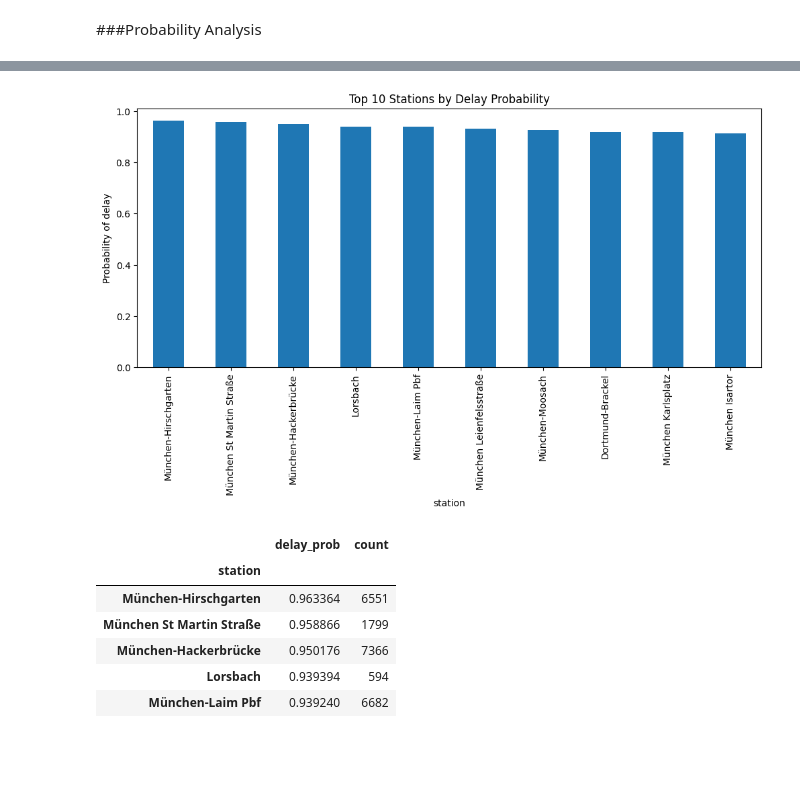
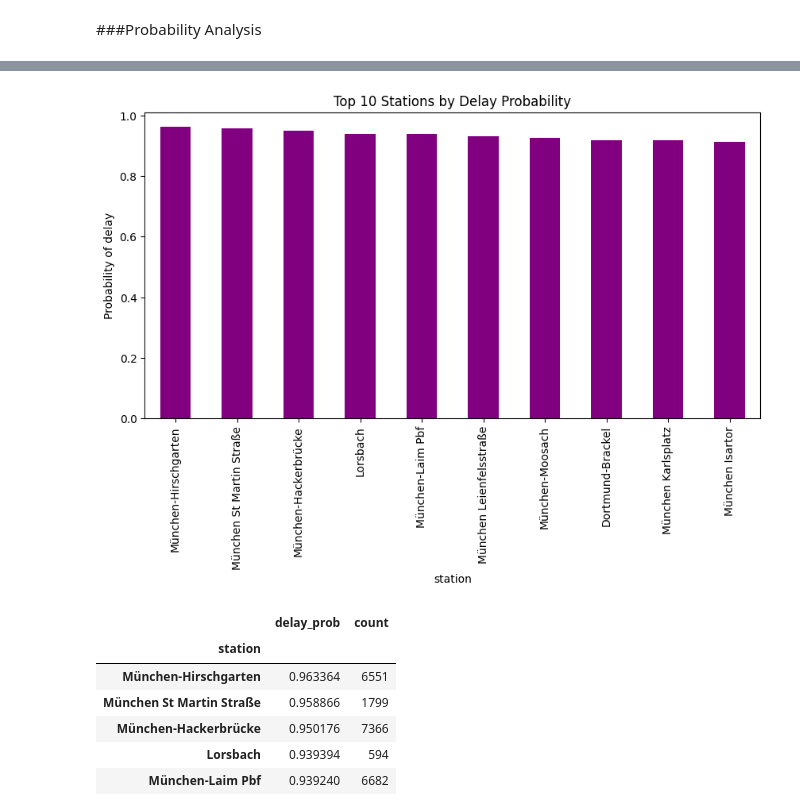
Before and after one commit to nilsugungor/deutsche-bahn-delays, a Jupyter notebook: eda_processing.ipynb, the cells around one changed output, grey strips where cells are left out. Drawn from its saved outputs; the diff is of its cells as text; code cells hidden in the pictures; blank space fills up the shorter version.

```diff
--- a/eda_processing.ipynb
+++ b/eda_processing.ipynb
@@ -216,17 +216,17 @@ plt.show()
 # %%
 top_delayed_stations = (
     df.groupby('station')['is_delayed']
       .mean()
       .sort_values(ascending=False)
       .head(10)
 )
 
-top_delayed_stations.plot(kind='bar', figsize=(12,5))
+top_delayed_stations.plot(kind='bar', figsize=(10,5), color='purple')
 plt.title("Top 10 Stations by Delay Probability")
 plt.ylabel("Probability of delay")
 plt.show()
 # %% [output]
-[figure, old version]
+[figure, new version]
 # %%
 (
     df.groupby('station')
```
Also changed, not shown: parts of 4 cells of this notebook.
